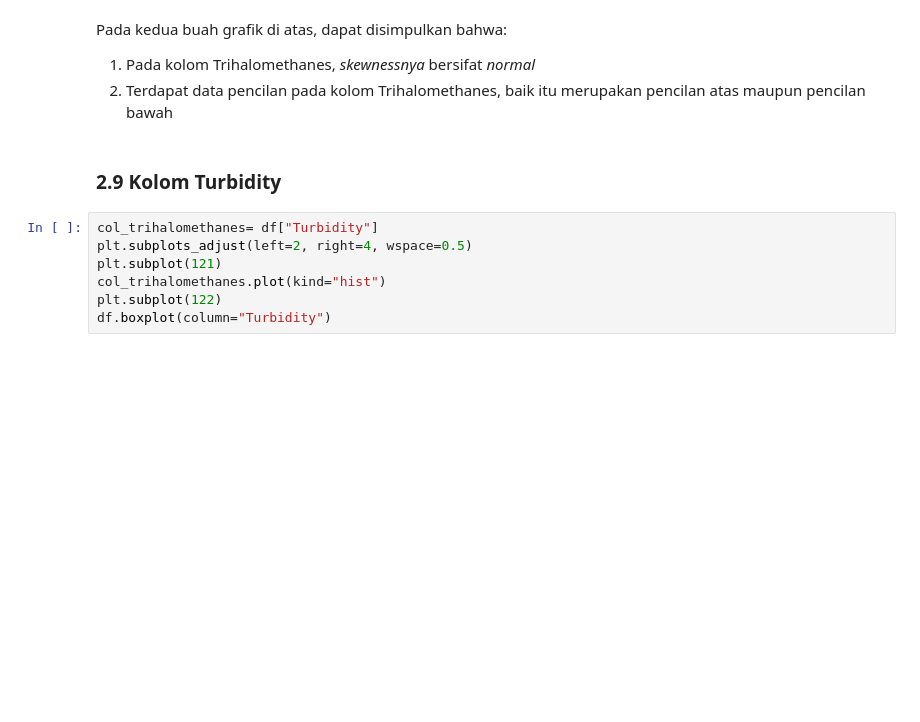
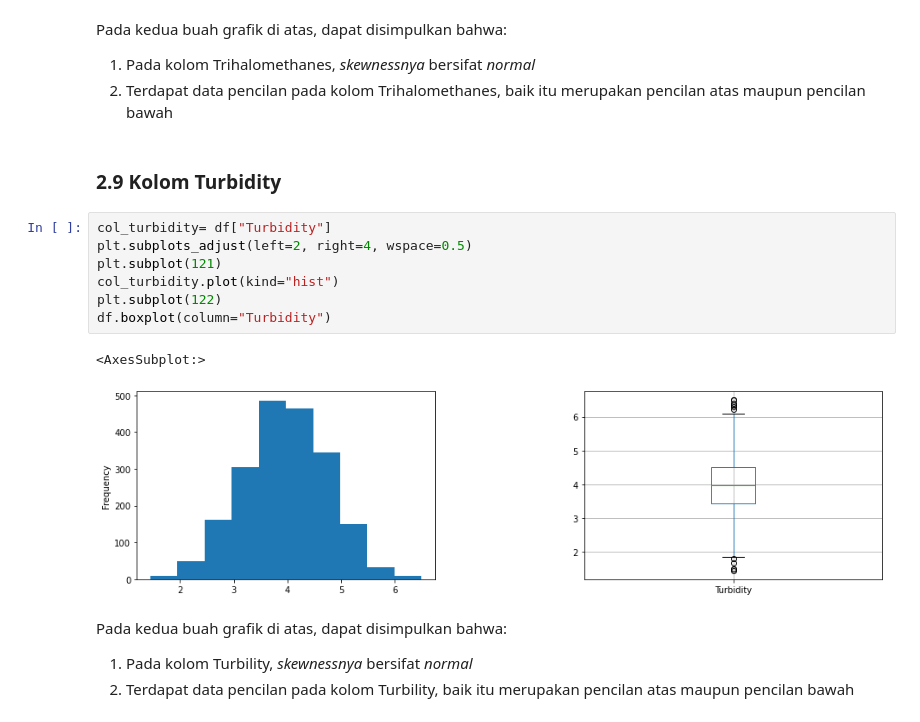
Before and after one commit to loopfree/Tubes-Probstat, a Jupyter notebook: nomor2.ipynb, the cells around one changed output. Saved outputs shown, nothing was run; the diff lists cells and outputs as text; blank space fills up the shorter version.

```diff
--- a/nomor2.ipynb
+++ b/nomor2.ipynb
@@ -142,9 +142,16 @@ Pada kedua buah grafik di atas, dapat disimpulkan bahwa:
 # %% [markdown]
 <h3>2.9 Kolom Turbidity</h3>
 # %%
-col_trihalomethanes= df["Turbidity"]
+col_turbidity= df["Turbidity"]
 plt.subplots_adjust(left=2, right=4, wspace=0.5)
 plt.subplot(121)
-col_trihalomethanes.plot(kind="hist")
+col_turbidity.plot(kind="hist")
 plt.subplot(122)
 df.boxplot(column="Turbidity")
+# %% [output]
+<AxesSubplot:>
+[figure, added]
+# %% [markdown]
+Pada kedua buah grafik di atas, dapat disimpulkan bahwa:
+1. Pada kolom Turbility, <em>skewnessnya</em> bersifat <em>normal</em>
+2. Terdapat data pencilan pada kolom Turbility, baik itu merupakan pencilan atas maupun pencilan bawah
```
Also changed, not shown: 1 other file.
